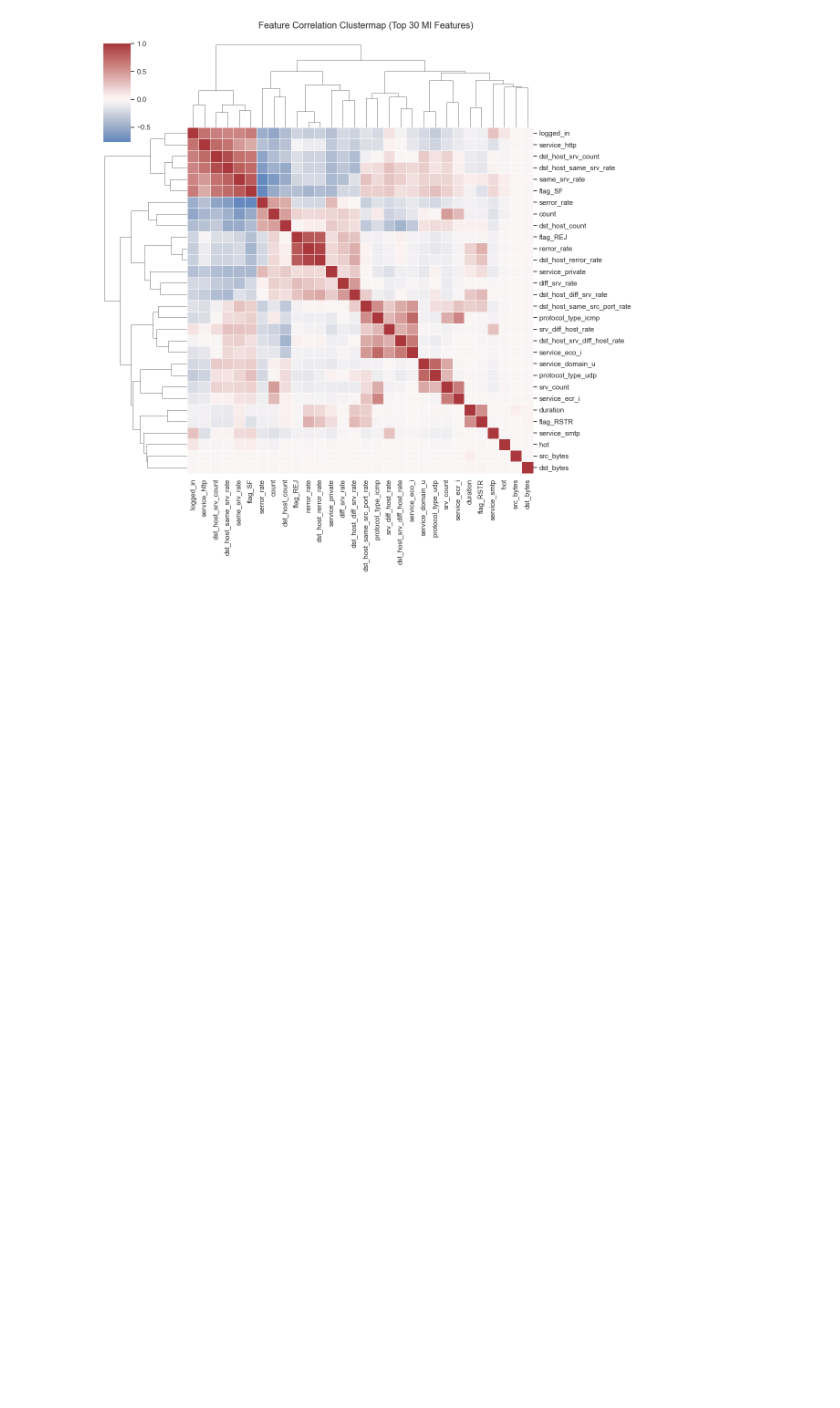
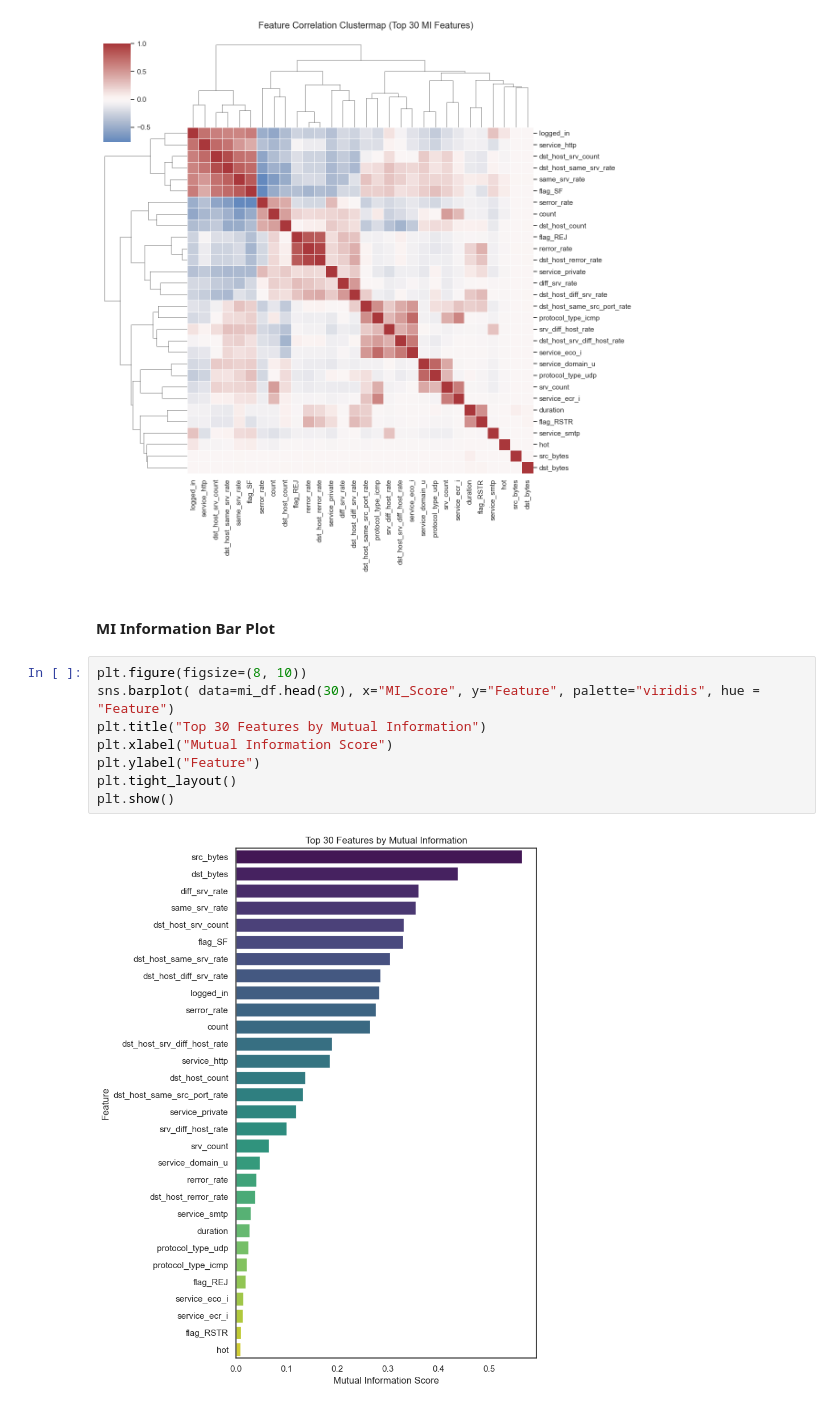
Before and after one commit to INFO-523-SU25/final-project-garcia-kyle, a Jupyter notebook: work.ipynb, the cells around one changed output. Drawn from its saved outputs; the diff is of its cells as text; blank space fills up the shorter version.

```diff
--- a/work.ipynb
+++ b/work.ipynb
@@ -420,3 +458,15 @@ plt.suptitle("Feature Correlation Clustermap (Top 30 MI Features)", y=1.02)
 plt.show()
 # %% [output]
 [figure]
+# %% [markdown]
+#### MI Information Bar Plot
+# %%
+plt.figure(figsize=(8, 10))
+sns.barplot( data=mi_df.head(30), x="MI_Score", y="Feature", palette="viridis", hue = "Feature")
+plt.title("Top 30 Features by Mutual Information")
+plt.xlabel("Mutual Information Score")
+plt.ylabel("Feature")
+plt.tight_layout()
+plt.show()
+# %% [output]
+[figure, added]
```
Also changed, not shown: parts of 4 cells of this notebook.
